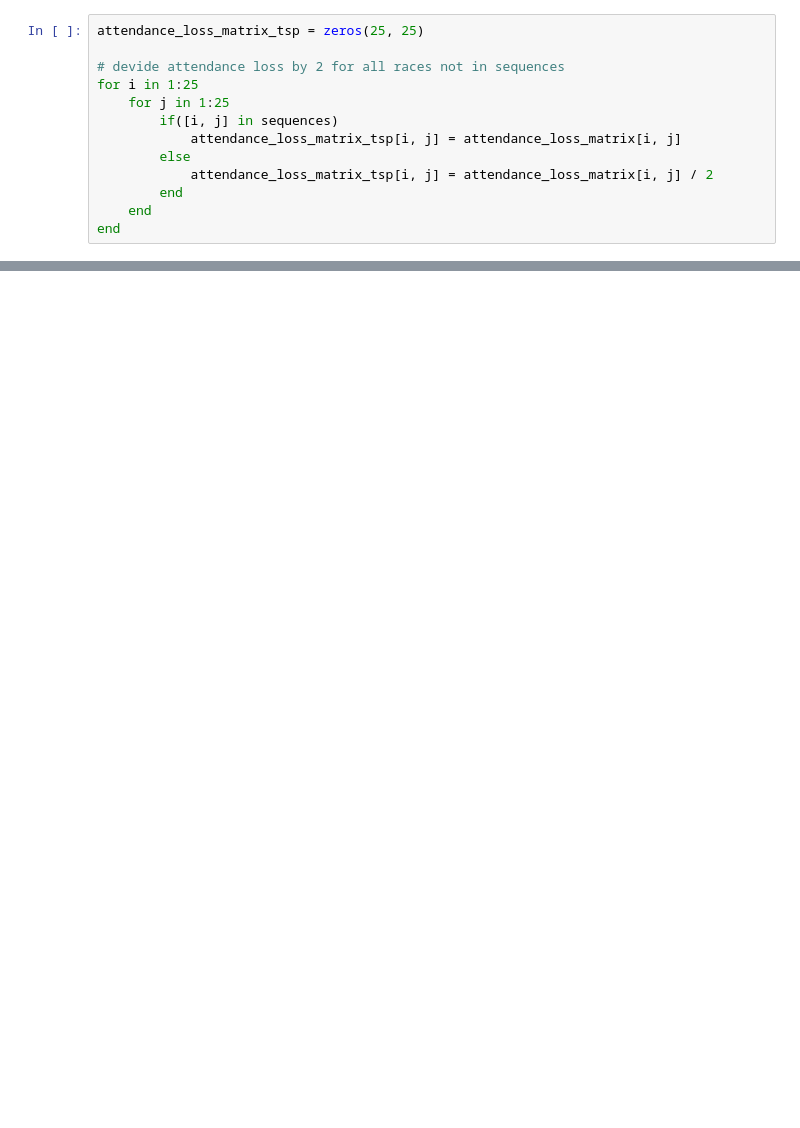
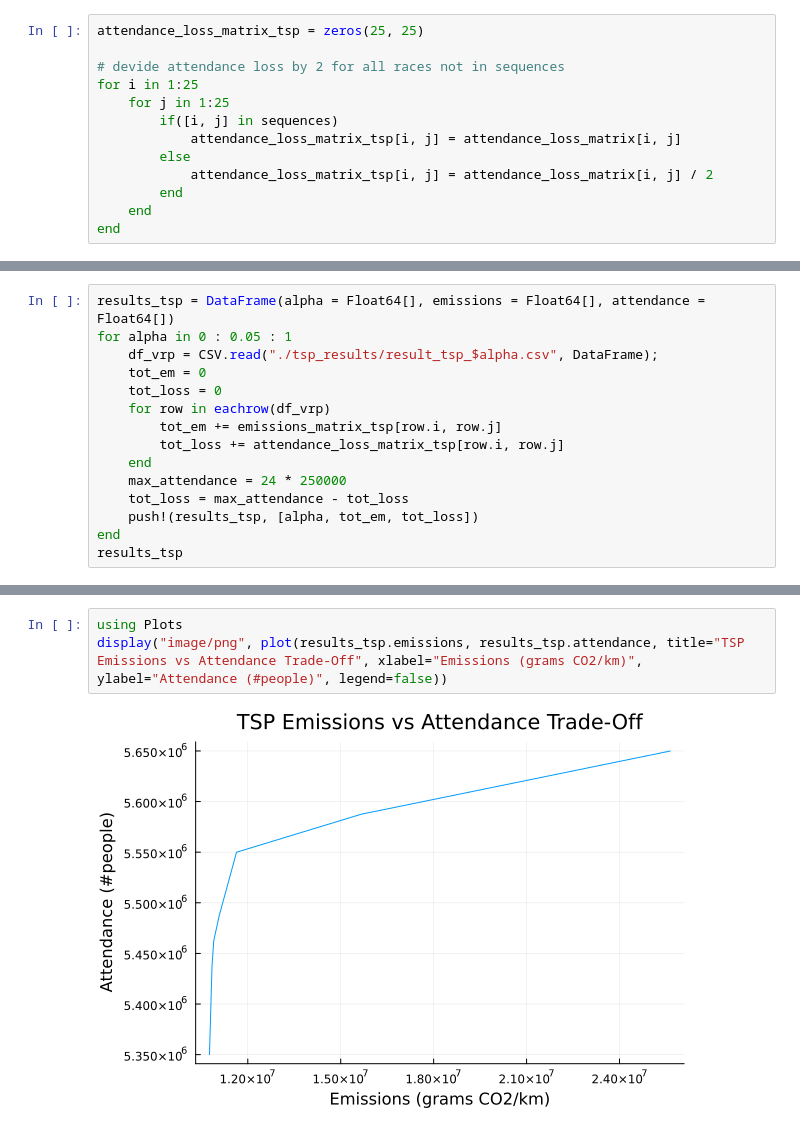
Before and after one commit to GuillaumeBonheure/OptimizeF1, a Jupyter notebook: Exploring.ipynb, the cells around one changed output, grey strips where cells are left out. Cells and saved outputs as stored; diff of their text form; blank space fills up the shorter version.

```diff
--- a/Exploring.ipynb
+++ b/Exploring.ipynb
@@ -746,0 +800,15 @@ end
+# %%
+results_tsp = DataFrame(alpha = Float64[], emissions = Float64[], attendance = Float64[])
+for alpha in 0 : 0.05 : 1
+    df_vrp = CSV.read("./tsp_results/result_tsp_$alpha.csv", DataFrame);
+    tot_em = 0
+    tot_loss = 0
+    for row in eachrow(df_vrp)
+        tot_em += emissions_matrix_tsp[row.i, row.j]
+        tot_loss += attendance_loss_matrix_tsp[row.i, row.j]
+    end
+    max_attendance = 24 * 250000
+    tot_loss = max_attendance - tot_loss
+    push!(results_tsp, [alpha, tot_em, tot_loss])
+end
+results_tsp
@@ -746,0 +835,5 @@ end
+# %%
+using Plots
+display("image/png", plot(results_tsp.emissions, results_tsp.attendance, title="TSP Emissions vs Attendance Trade-Off", xlabel="Emissions (grams CO2/km)", ylabel="Attendance (#people)", legend=false))
+# %% [output]
+[figure, added]
```
Also changed, not shown: parts of 12 cells of this notebook, 28 other files.
